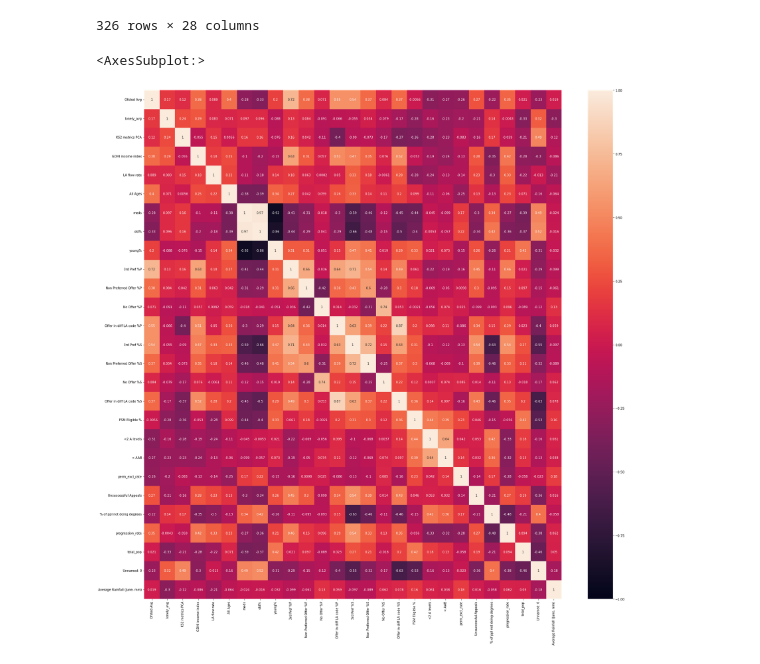
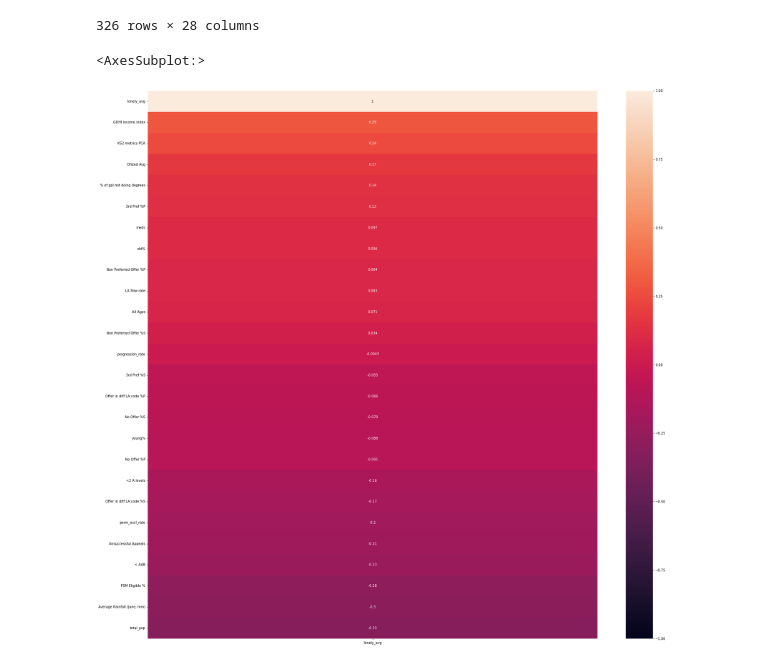
Before and after one commit to JonathanMarriott/ADS-Loneliness, a Jupyter notebook: master.ipynb, the cells around one changed output. Drawn from its saved outputs; the diff is of its cells as text; code cells hidden in the pictures.

Commit message:
lonely variable heatmap

```diff
--- a/master.ipynb
+++ b/master.ipynb
@@ -158,10 +158,12 @@ master_df
 326 rows × 28 columns
 # %%
 plt.figure(figsize=(30,30))
-sns.heatmap(master_df.drop(columns='LA code').corr(), vmin=-1, vmax=1, annot=True)
+#sns.heatmap(master_df.drop(columns='LA code').corr(), vmin=-1, vmax=1, annot=True)
+
+sns.heatmap(master_df.drop(columns=['LA code','Unnamed: 0']).corr()[['lonely_avg']].sort_values(by='lonely_avg', ascending=False), vmin=-1, vmax=1, annot=True)
 # %% [output]
 <AxesSubplot:>
-[figure, old version]
+[figure, new version]
 # %%
 
 #sns.pairplot(master_df)
```
